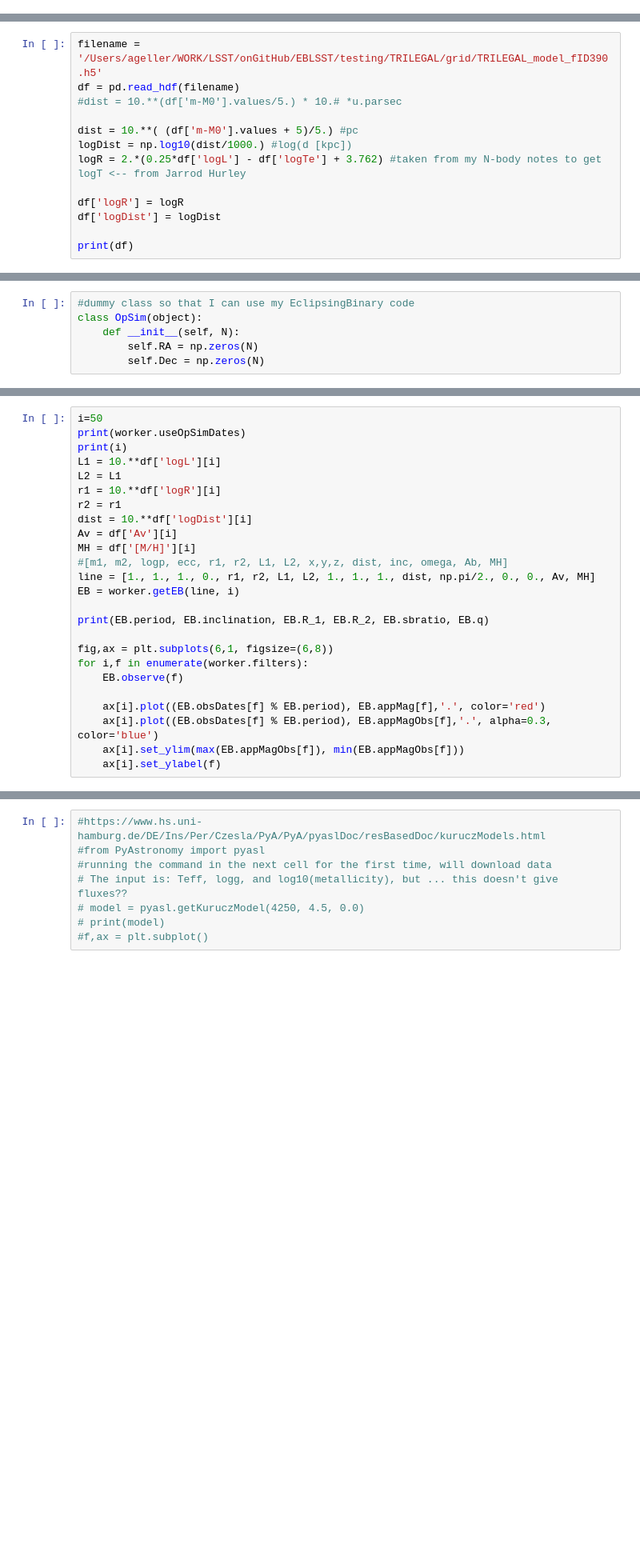
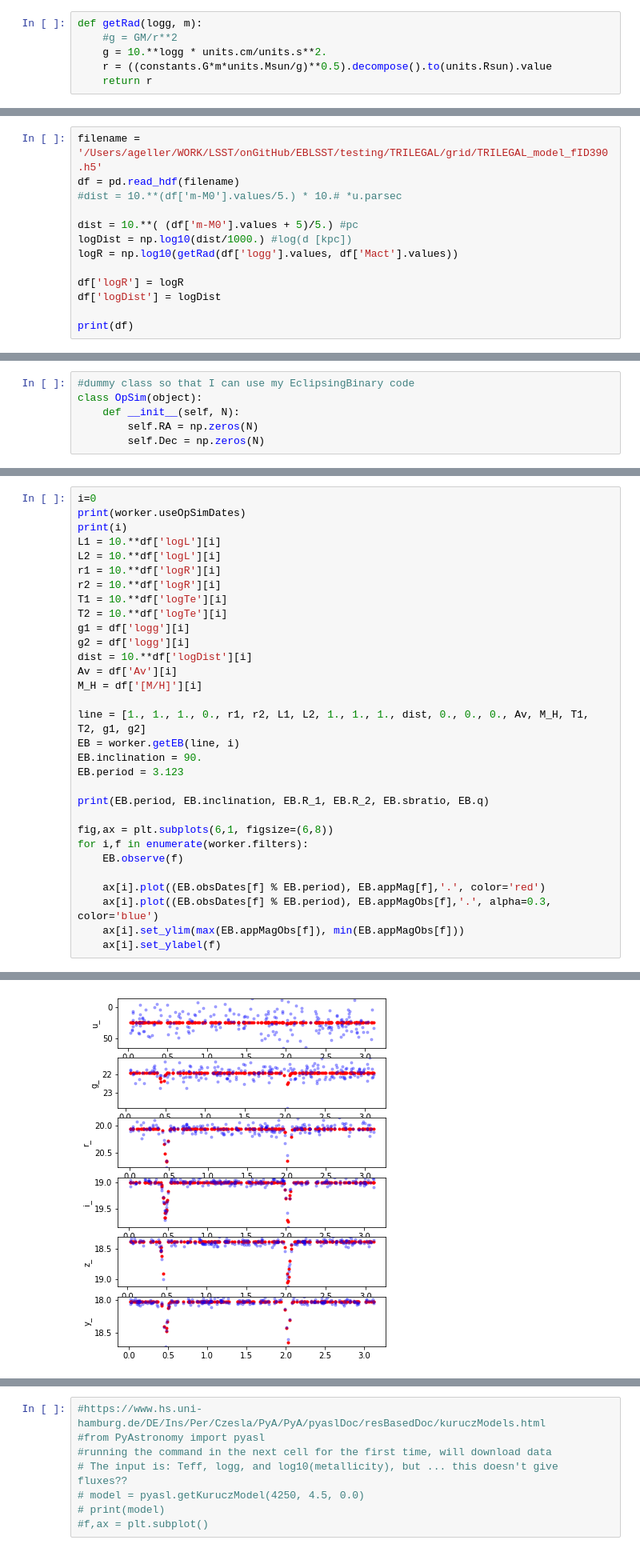
Before and after one commit to ageller/EB-LSST, a Jupyter notebook: testing/testMagnitudes.ipynb, the cells around one changed output, grey strips where cells are left out. Shown: that part at 80% size. Drawn from its saved outputs; the diff is of its cells as text; blank space fills up the shorter version.

```diff
--- a/testing/testMagnitudes.ipynb
+++ b/testing/testMagnitudes.ipynb
@@ -20,6 +20,12 @@ from matplotlib import pyplot as plt
 
 #%load_ext autoreload
 #%autoreload 2
+# %%
+def getRad(logg, m):
+    #g = GM/r**2
+    g = 10.**logg * units.cm/units.s**2.
+    r = ((constants.G*m*units.Msun/g)**0.5).decompose().to(units.Rsun).value
+    return r
 # %% [markdown]
 *Read in a TRILEGAL field*
 # %%
@@ -29,7 +35,7 @@ df = pd.read_hdf(filename)
 
 dist = 10.**( (df['m-M0'].values + 5)/5.) #pc
 logDist = np.log10(dist/1000.) #log(d [kpc])
-logR = 2.*(0.25*df['logL'] - df['logTe'] + 3.762) #taken from my N-body notes to get logT <-- from Jarrod Hurley
+logR = np.log10(getRad(df['logg'].values, df['Mact'].values))
 
 df['logR'] = logR
 df['logDist'] = logDist
@@ -228,17 +244,23 @@ ax.legend()
 # %%
-i=50
+i=0
 print(worker.useOpSimDates)
 print(i)
 L1 = 10.**df['logL'][i]
-L2 = L1
+L2 = 10.**df['logL'][i]
 r1 = 10.**df['logR'][i]
-r2 = r1
+r2 = 10.**df['logR'][i]
+T1 = 10.**df['logTe'][i]
+T2 = 10.**df['logTe'][i]
+g1 = df['logg'][i]
+g2 = df['logg'][i]
 dist = 10.**df['logDist'][i]
 Av = df['Av'][i]
-MH = df['[M/H]'][i]
-#[m1, m2, logp, ecc, r1, r2, L1, L2, x,y,z, dist, inc, omega, Ab, MH]
-line = [1., 1., 1., 0., r1, r2, L1, L2, 1., 1., 1., dist, np.pi/2., 0., 0., Av, MH]
+M_H = df['[M/H]'][i]
+
+line = [1., 1., 1., 0., r1, r2, L1, L2, 1., 1., 1., dist, 0., 0., 0., Av, M_H, T1, T2, g1, g2]
 EB = worker.getEB(line, i)
+EB.inclination = 90.
+EB.period = 3.123
 
 print(EB.period, EB.inclination, EB.R_1, EB.R_2, EB.sbratio, EB.q)
 
@@ -259,3 +279,4 @@ False
+[figure, added]
 # %%
 import numpy as np
 import matplotlib.pyplot as plt
```
Also changed, not shown: parts of 9 cells of this notebook, 2 other files.
